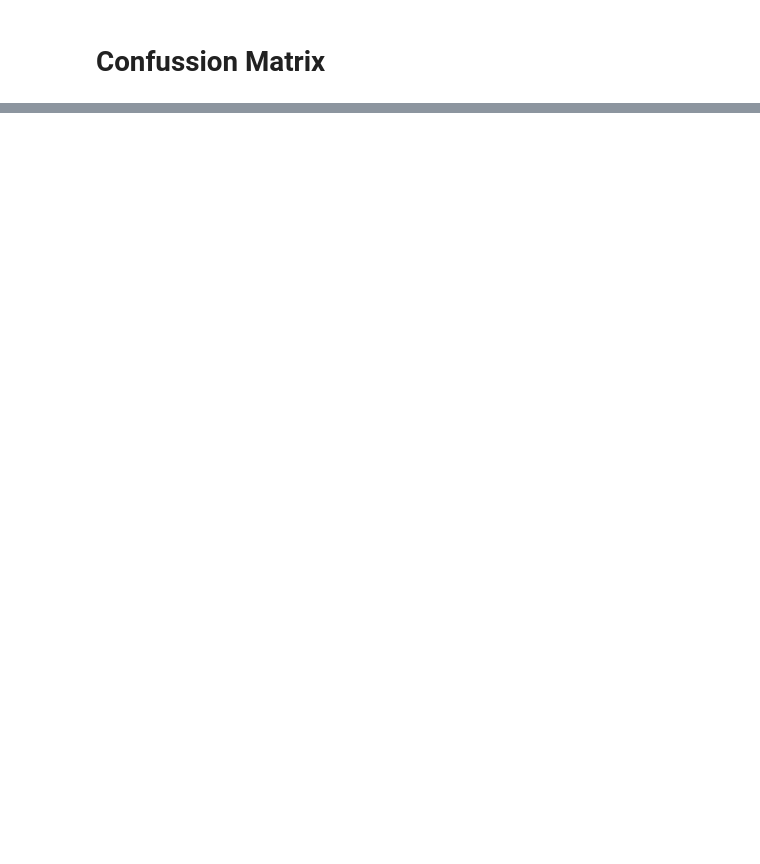
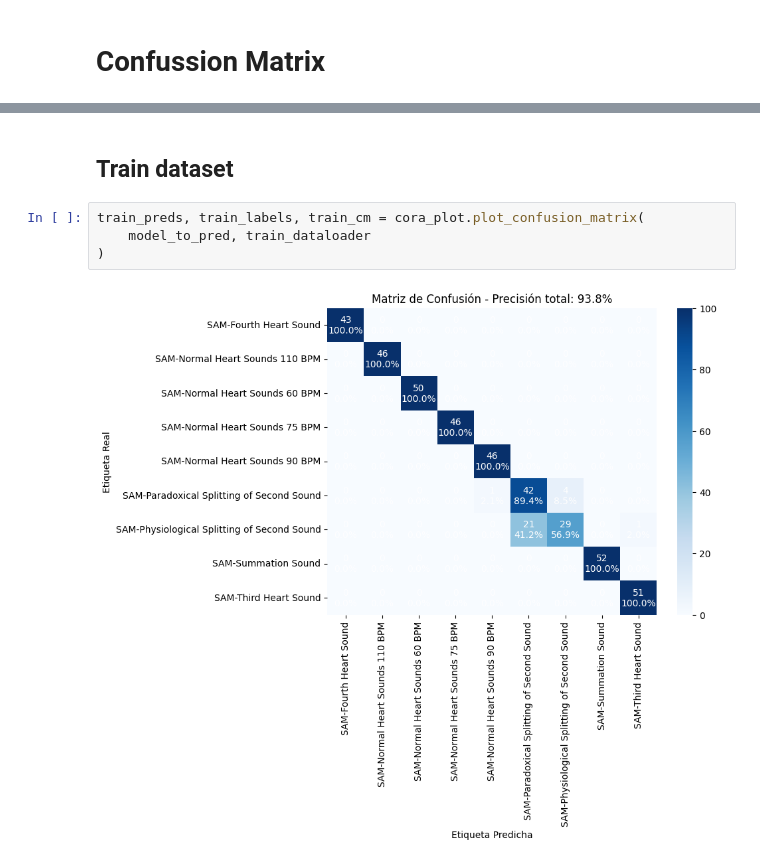
Before and after one commit to Afroefras/sam_classifier, a Jupyter notebook: train_sam_classifier.ipynb, the cells around one changed output, grey strips where cells are left out. Drawn from its saved outputs; the diff is of its cells as text; blank space fills up the shorter version.

```diff
--- a/train_sam_classifier.ipynb
+++ b/train_sam_classifier.ipynb
@@ -356,0 +414,8 @@ preds, labels, cm = cora_plot.plot_confusion_matrix(model_to_pred, test_dataload
+# %% [markdown]
+## Train dataset
+# %%
+train_preds, train_labels, train_cm = cora_plot.plot_confusion_matrix(
+    model_to_pred, train_dataloader
+)
+# %% [output]
+[figure, added]
```
Also changed, not shown: parts of 18 cells of this notebook, 4 other files.
